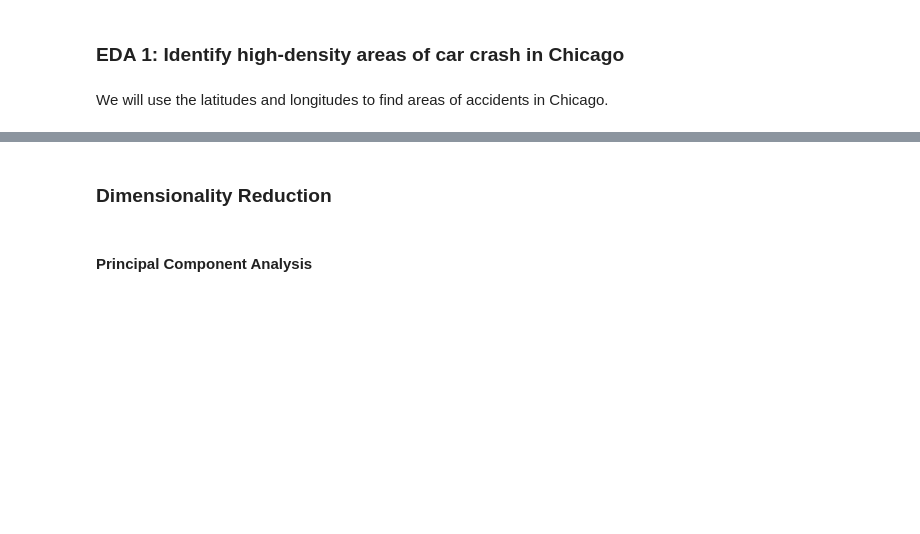
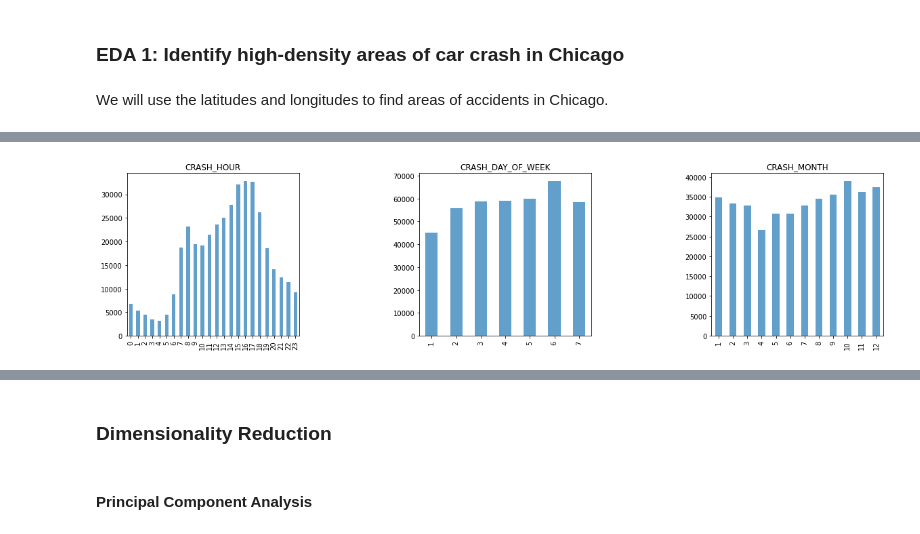
Before and after one commit to dicchyantgurung/Classification-of-car-crashes-in-Chicago-using-XGBoost, a Jupyter notebook: student.ipynb, the cells around one changed output, grey strips where cells are left out. Cells and saved outputs as stored; diff of their text form; code cells hidden in the pictures; blank space fills up the shorter version.

```diff
--- a/student.ipynb
+++ b/student.ipynb
@@ -1221,0 +1282,2 @@ geo_df = gpd.GeoDataFrame(location
+# %%
+time_of_crash = df_final[['CRASH_HOUR', 'CRASH_DAY_OF_WEEK', 'CRASH_MONTH']].copy()
@@ -1221,0 +1300,12 @@ geo_df = gpd.GeoDataFrame(location
+# %%
+plt.figure(figsize=(20,15))
+plt.subplots_adjust(wspace=0.7)
+
+for index, value in enumerate(time_of_crash):
+    ax = plt.subplot(3, 3, index+1)
+    chart_2 = pd.DataFrame(time_of_crash[value].value_counts()).sort_index()
+    chart_2.plot(ax=ax, kind='bar', legend=False, alpha=0.7)
+    ax.set_title(value)
+    plt.savefig(r'Graphs\time_of_crash.png', bbox_inches='tight');
+# %% [output]
+[figure, added]
```
Also changed, not shown: parts of 83 cells of this notebook, 2 other files.
